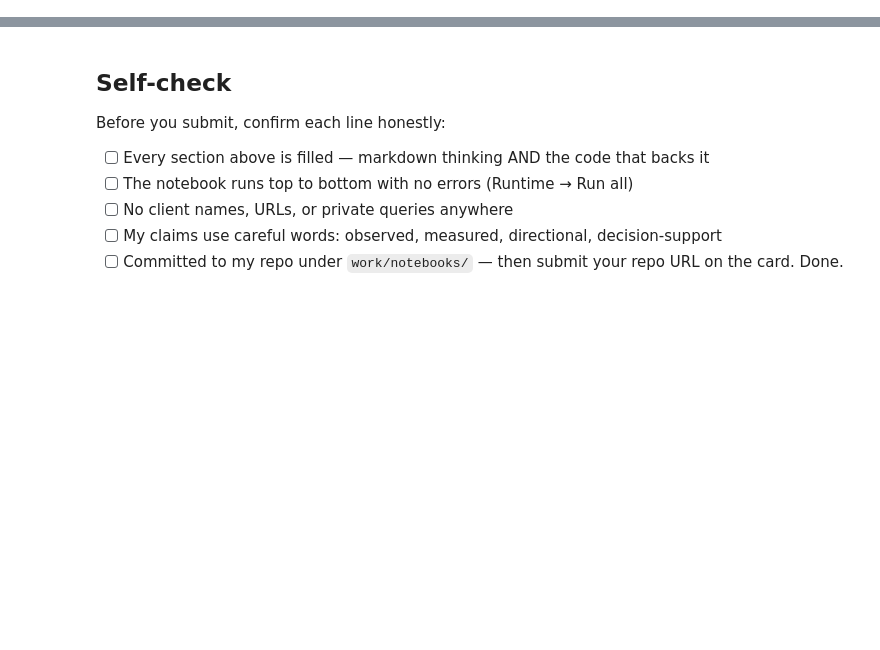
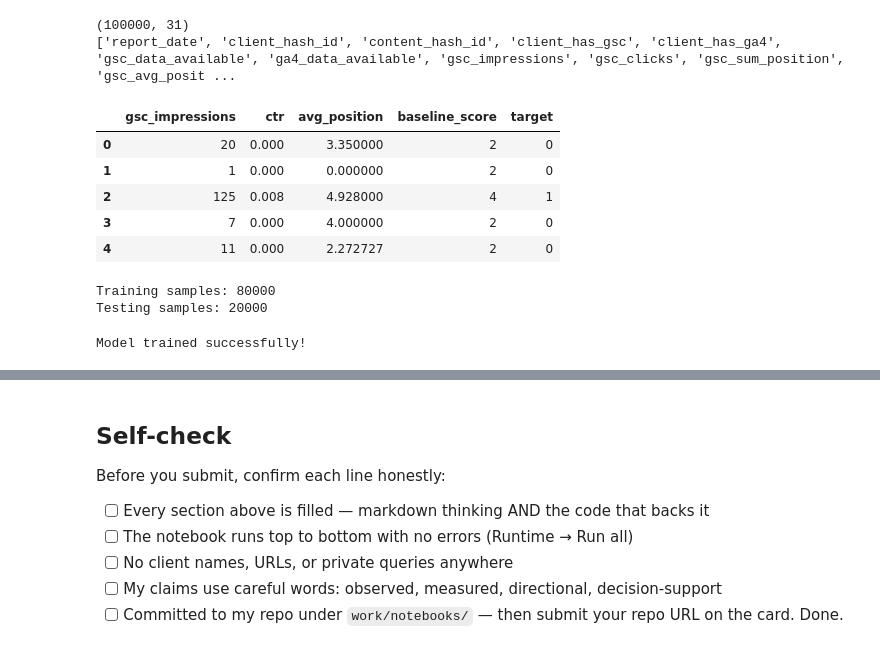
Before and after one commit to GauriKale1328/flyrank-assignment, a Jupyter notebook: work/notebooks/w05_model.ipynb, the cells around one changed output, grey strips where cells are left out. Saved outputs shown, nothing was run; the diff lists cells and outputs as text; code cells hidden in the pictures; blank space fills up the shorter version.

```diff
--- a/work/notebooks/w05_model.ipynb
+++ b/work/notebooks/w05_model.ipynb
@@ -33,0 +87,76 @@ This skeleton is yours to fill. Work the sections **in order** — each one has
+# %%
+print(df.shape)
+print(df.columns.tolist())
+# %% [output]
+(100000, 31)
+['report_date', 'client_hash_id', 'content_hash_id', 'client_has_gsc', 'client_has_ga4', 'gsc_data_available', 'ga4_data_available', 'gsc_impressions', 'gsc_clicks', 'gsc_sum_position', 'gsc_avg_posit ...
+# %%
+### 3.2 Create features and target label
+import numpy as np
+
+# CTR calculate
+df["ctr"] = np.where(
+    df["gsc_impressions"] > 0,
+    df["gsc_clicks"] / df["gsc_impressions"],
+    0
+)
+
+# Average Position calculate
+df["avg_position"] = np.where(
+    df["gsc_impressions"] > 0,
+    df["gsc_sum_position"] / df["gsc_impressions"],
+    0
+)
+
+# Baseline score
+df["baseline_score"] = 0
+
+df.loc[df["gsc_impressions"] >= 100, "baseline_score"] += 2
+df.loc[df["ctr"] < 0.02, "baseline_score"] += 2
+df.loc[df["avg_position"] > 20, "baseline_score"] += 1
+
+# Action (Target)
+df["target"] = np.where(df["baseline_score"] >= 3, 1, 0)
+
+df[["gsc_impressions", "ctr", "avg_position", "baseline_score", "target"]].head()
+# %% [output]
+|  | gsc_impressions | ctr | avg_position | baseline_score | target |
+| 0 | 20 | 0.000 | 3.350000 | 2 | 0 |
+| 1 | 1 | 0.000 | 0.000000 | 2 | 0 |
+| 2 | 125 | 0.008 | 4.928000 | 4 | 1 |
+| 3 | 7 | 0.000 | 4.000000 | 2 | 0 |
+| 4 | 11 | 0.000 | 2.272727 | 2 | 0 |
+# %%
+### 3.3 Select features and split the data
+from sklearn.model_selection import train_test_split
+
+# Features
+X = df[["gsc_impressions", "gsc_clicks", "ctr", "avg_position"]]
+
+# Target
+y = df["target"]
+
+# Train-Test Split
+X_train, X_test, y_train, y_test = train_test_split(
+    X,
+    y,
+    test_size=0.2,
+    random_state=42
+)
+
+print("Training samples:", len(X_train))
+print("Testing samples:", len(X_test))
+# %% [output]
+Training samples: 80000
+Testing samples: 20000
+# %%
+### 3.4 Train the Logistic Regression model
+from sklearn.linear_model import LogisticRegression
+
+model = LogisticRegression(max_iter=1000)
+
+model.fit(X_train, y_train)
+
+print("Model trained successfully!")
+# %% [output]
+Model trained successfully!
```
Also changed, not shown: parts of 12 cells of this notebook.
